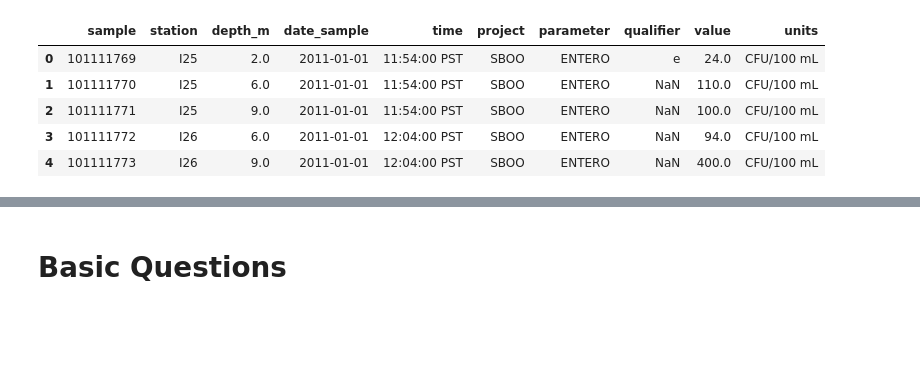
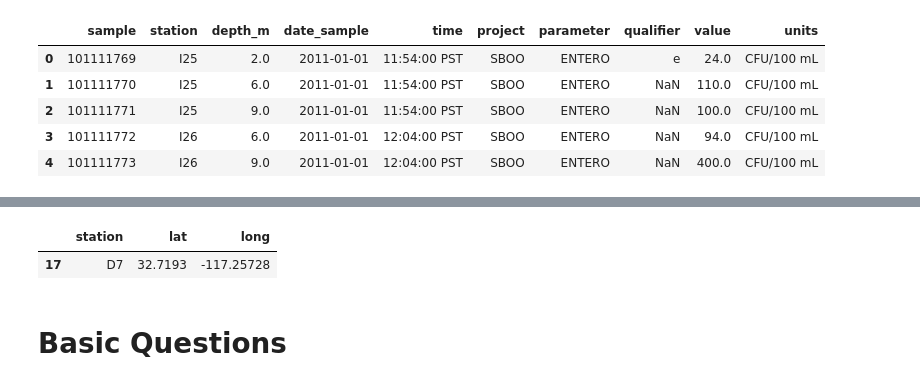
Before and after one commit to Prana-Dante/San-Diego-Water-Quality, a Jupyter notebook: Dataframe Analysis.ipynb, the cells around one changed output, grey strips where cells are left out. Cells and saved outputs as stored; diff of their text form; code cells hidden in the pictures; blank space fills up the shorter version.

```diff
--- a/Dataframe Analysis.ipynb
+++ b/Dataframe Analysis.ipynb
@@ -17,5 +19,6 @@ init_notebook_mode(connected=True) #connects notebook to something
 # %%
 sd_wq = pd.read_csv('water_quality_2011_2019_datasd.csv')
+sd_tst = pd.read_csv('reference_stations_water_quality.csv')
 # %%
 sd_wq.info() #338978 entries
 # %% [output]
@@ -53,3 +66,8 @@ sd_wq.head()
+# %%
+sd_tst[sd_tst['station']=='D7']
+# %% [output]
+|  | station | lat | long |
+| 17 | D7 | 32.7193 | -117.25728 |
 # %% [markdown]
 # Basic Questions
 # %%
```
Also changed, not shown: parts of 45 cells of this notebook.
